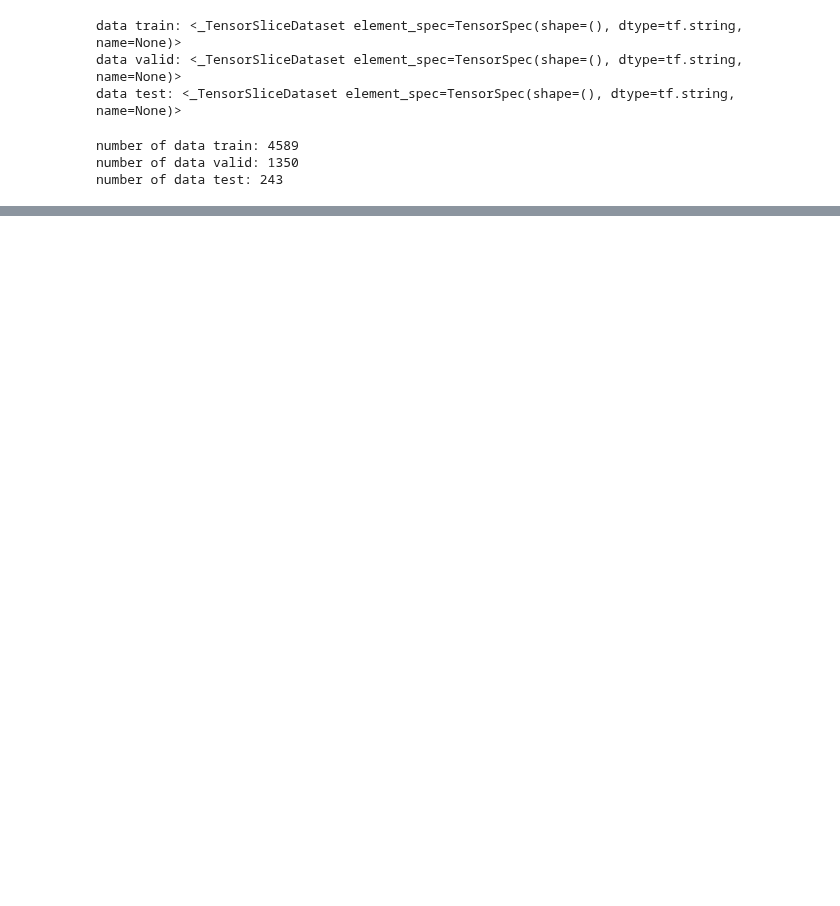
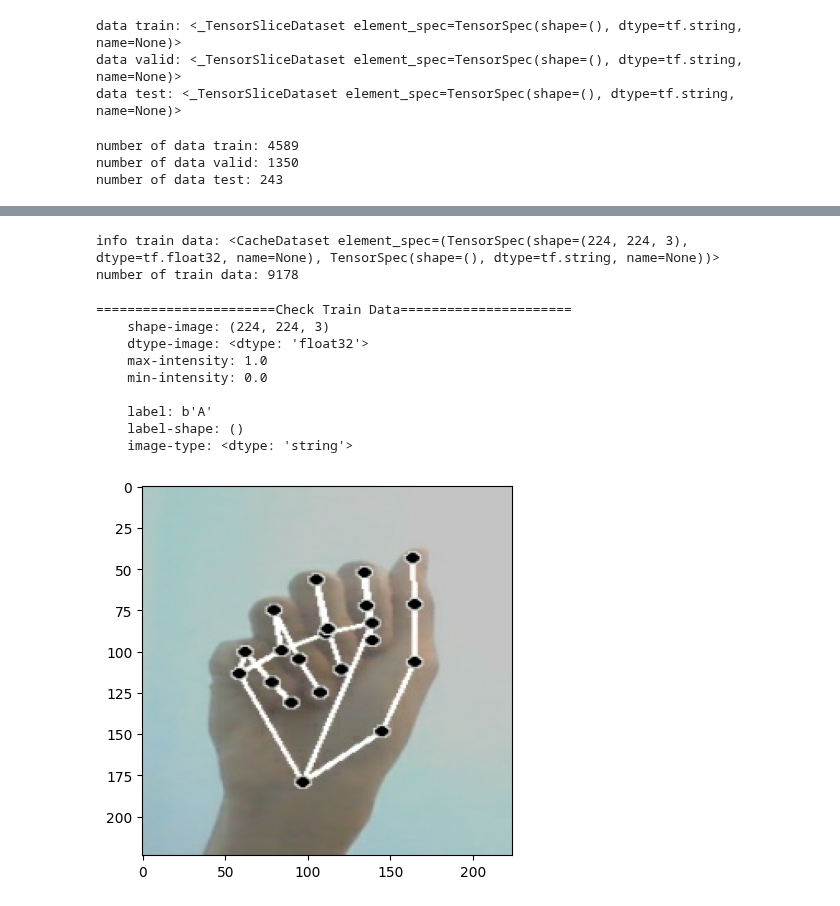
Before and after one commit to AnggaDS01/Python, a Jupyter notebook: Machine-Learning/Projects/Classification-Tasks/Sign-Language-Translator-(DL)/1. Prepare-Dataset.ipynb, the cells around one changed output, grey strips where cells are left out. Cells and saved outputs as stored; diff of their text form; code cells hidden in the pictures; blank space fills up the shorter version.

```diff
--- a/Machine-Learning/Projects/Classification-Tasks/Sign-Language-Translator-(DL)/1. Prepare-Dataset.ipynb
+++ b/Machine-Learning/Projects/Classification-Tasks/Sign-Language-Translator-(DL)/1. Prepare-Dataset.ipynb
@@ -13,3 +13,10 @@ TEST_PATH=PARENT_PATH + 'Test/*'
 images_path_tf_data_train = tf.data.Dataset.list_files(TRAINING_PATH, shuffle=False)
 images_path_tf_data_valid = tf.data.Dataset.list_files(VALIDATION_PATH, shuffle=False)
 images_path_tf_data_test = tf.data.Dataset.list_files(TEST_PATH, shuffle=False)
+# %%
+classes_path=tf.data.Dataset.list_files(PARENT_PATH + 'Train/*', shuffle=False)
+classes_list=[]
+for class_path in classes_path:
+    split_class_path = tf.strings.split(class_path, os.path.sep)
+    label = split_class_path[-1].numpy().decode('UTF-8')
+    classes_list.append(label)
@@ -204,15 +243,14 @@ File Size: 15.0410 KB
 # %%
-def convert_path_to_img_tf_data(image_path, label_idx_from_path, target_size, is_gray=True):
+def convert_path_to_img_tf_data_train(image_path, label_idx_from_path, target_size, is_gray=True):
     split_img_path = tf.strings.split(image_path, os.path.sep)
     label = split_img_path[label_idx_from_path]
 
     channels = 1 if is_gray else 3
-
     image = tf.io.read_file(image_path)
     image = tf.image.decode_image(image, channels=channels)
     image.set_shape([None, None, channels])
     image = tf.image.resize(image, size=(target_size[0], target_size[1]))
-    image = tf.cast(image, tf.uint8)
+    image = image / 255.0
 
     return image, label
 # %%
@@ -220,31 +258,59 @@ new_height=224
 new_width=224
 label_idx_from_path=5
 
-images_tf_data = images_path_tf_data.map(
+images_tf_data_train = images_path_tf_data_train.map(
     map_func=lambda image_path:
-        convert_path_to_img_tf_data(
+        convert_path_to_img_tf_data_train(
             image_path=image_path,
             label_idx_from_path=label_idx_from_path,
             target_size=(new_height, new_width),
-            is_gray=False
+            is_gray=False,
         ),
     num_parallel_calls=tf.data.AUTOTUNE
 )
+
+images_tf_data_valid = images_path_tf_data_train.map(
+    map_func=lambda image_path:
+        convert_path_to_img_tf_data_train(
+            image_path=image_path,
+            label_idx_from_path=label_idx_from_path,
+            target_size=(new_height, new_width),
+            is_gray=False,
+        ),
+    num_parallel_calls=tf.data.AUTOTUNE
+)
+
+images_tf_data = images_tf_data_train.concatenate(images_tf_data_valid)
+images_tf_data_cached = images_tf_data.cache()
 # %%
-print(f'info train data: {images_tf_data}')
-print(f'number of train data: {len(images_tf_data)}')
+print(f'info train data: {images_tf_data_cached}')
+print(f'number of train data: {len(images_tf_data_cached)}')
+# %% [output]
+info train data: <CacheDataset element_spec=(TensorSpec(shape=(224, 224, 3), dtype=tf.float32, name=None), TensorSpec(shape=(), dtype=tf.string, name=None))>
+number of train data: 9178
 # %%
-for image, label in images_tf_data.skip(200).take(1):
+for image, label in images_tf_data_cached.skip(3).take(1):
     print(f"{'Check Train Data'.center(61, '=')}")
     print(f'''    shape-image: {image.shape}
     dtype-image: {image.dtype}
     max-intensity: {tf.reduce_max(image)}
     min-intensity: {tf.reduce_min(image)}
 
     label: {label}
     label-shape: {label.shape}
     image-type: {label.dtype}'''
     )
 
     plt.imshow(image, cmap='gray')
 plt.show()
+# %% [output]
+=======================Check Train Data======================
+    shape-image: (224, 224, 3)
+    dtype-image: <dtype: 'float32'>
+    max-intensity: 1.0
+    min-intensity: 0.0
+
+    label: b'A'
+    label-shape: ()
+    image-type: <dtype: 'string'>
+[figure, added]
```
Also changed, not shown: parts of 6 cells of this notebook.
